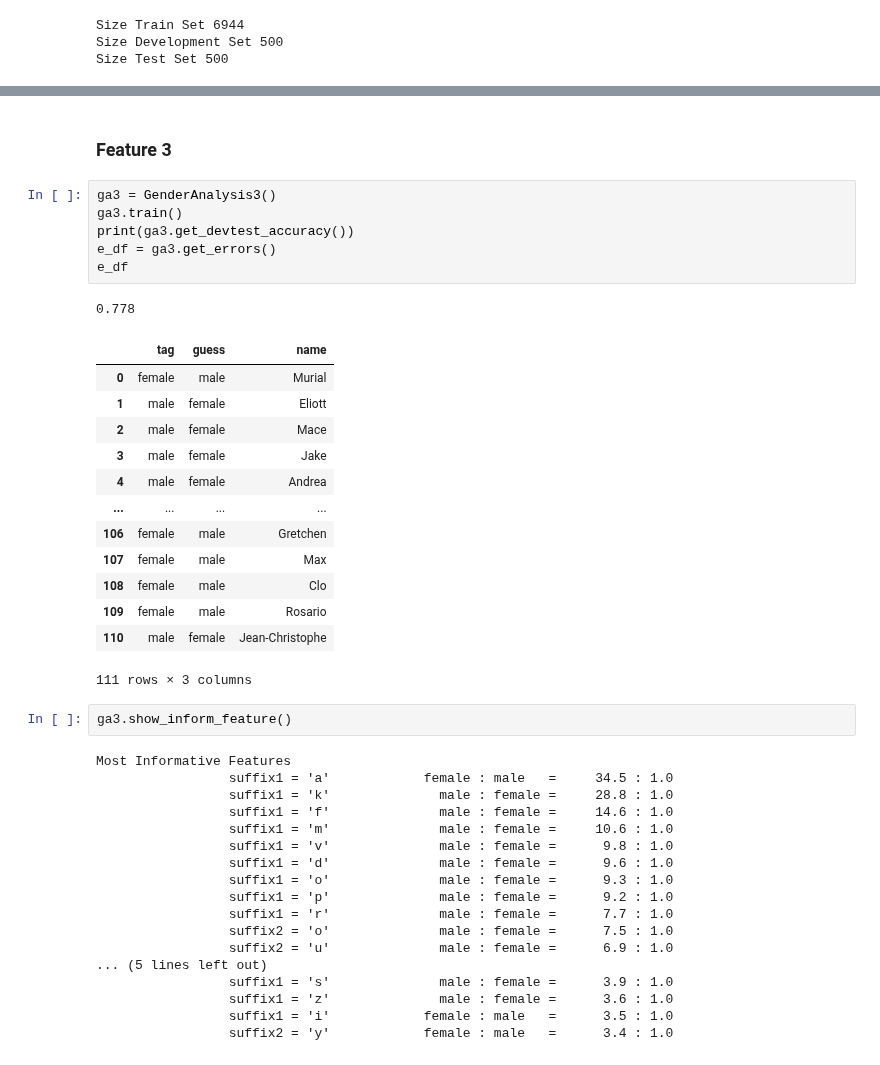
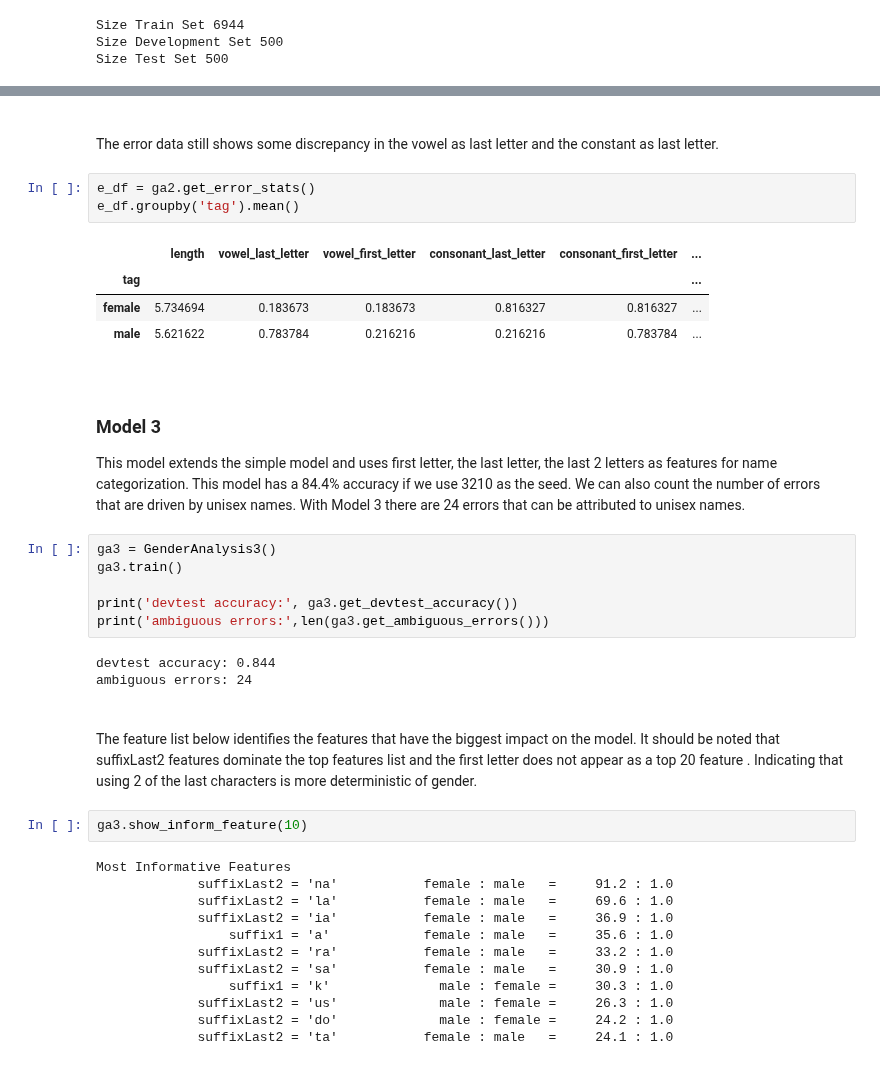
Before and after one commit to dsimband/DATA620_Group3, a Jupyter notebook: Week9_Project3/DATA620_Week9_Project3.ipynb, the cells around one changed output, grey strips where cells are left out. Cells and saved outputs as stored; diff of their text form.

```diff
--- a/Week9_Project3/DATA620_Week9_Project3.ipynb
+++ b/Week9_Project3/DATA620_Week9_Project3.ipynb
@@ -342,43 +401,44 @@ Most Informative Features
+# %% [markdown]
+<br>
+
+The error data still shows some discrepancy in the vowel as last letter and the constant as last letter.
+# %%
+e_df = ga2.get_error_stats()
+e_df.groupby('tag').mean()
+# %% [output]
+|  | length | vowel_last_letter | vowel_first_letter | consonant_last_letter | consonant_first_letter | ... |
+| tag |  |  |  |  |  | ... |
+| female | 5.734694 | 0.183673 | 0.183673 | 0.816327 | 0.816327 | ... |
+| male | 5.621622 | 0.783784 | 0.216216 | 0.216216 | 0.783784 | ... |
 # %% [markdown]
-### Feature 3
+<br>
+
+### Model 3
+This model extends the simple model and uses first letter, the last letter, the last 2 letters as features for name categorization.  This model has a 84.4% accuracy if we use 3210 as the seed. We can also count the number of errors that are driven by unisex names. With Model 3 there are 24 errors that can be attributed to unisex names.
 # %%
 ga3 = GenderAnalysis3()
 ga3.train()
-print(ga3.get_devtest_accuracy())
-e_df = ga3.get_errors()
-e_df
+
+print('devtest accuracy:', ga3.get_devtest_accuracy())
+print('ambiguous errors:',len(ga3.get_ambiguous_errors()))
 # %% [output]
-0.778
+devtest accuracy: 0.844
+ambiguous errors: 24
-|  | tag | guess | name |
-| 0 | female | male | Murial |
-| 1 | male | female | Eliott |
-| 2 | male | female | Mace |
-| 3 | male | female | Jake |
-| 4 | male | female | Andrea |
-| ... | ... | ... | ... |
-| 106 | female | male | Gretchen |
-| 107 | female | male | Max |
-| 108 | female | male | Clo |
-| 109 | female | male | Rosario |
-| 110 | male | female | Jean-Christophe |
-111 rows × 3 columns
+# %% [markdown]
+<br>
+
+The feature list below identifies the features that have the biggest impact on the model. It should be noted that suffixLast2 features dominate the top features list and the first letter does not appear as a top 20 feature . Indicating that using 2 of the last characters is more deterministic of gender.
 # %%
-ga3.show_inform_feature()
+ga3.show_inform_feature(10)
 # %% [output]
 Most Informative Features
-                 suffix1 = 'a'            female : male   =     34.5 : 1.0
-                 suffix1 = 'k'              male : female =     28.8 : 1.0
-                 suffix1 = 'f'              male : female =     14.6 : 1.0
-                 suffix1 = 'm'              male : female =     10.6 : 1.0
-                 suffix1 = 'v'              male : female =      9.8 : 1.0
-                 suffix1 = 'd'              male : female =      9.6 : 1.0
-                 suffix1 = 'o'              male : female =      9.3 : 1.0
-                 suffix1 = 'p'              male : female =      9.2 : 1.0
-                 suffix1 = 'r'              male : female =      7.7 : 1.0
-                 suffix2 = 'o'              male : female =      7.5 : 1.0
-                 suffix2 = 'u'              male : female =      6.9 : 1.0
-... (5 lines left out)
-                 suffix1 = 's'              male : female =      3.9 : 1.0
-                 suffix1 = 'z'              male : female =      3.6 : 1.0
-                 suffix1 = 'i'            female : male   =      3.5 : 1.0
-                 suffix2 = 'y'            female : male   =      3.4 : 1.0
+             suffixLast2 = 'na'           female : male   =     91.2 : 1.0
+             suffixLast2 = 'la'           female : male   =     69.6 : 1.0
+             suffixLast2 = 'ia'           female : male   =     36.9 : 1.0
+                 suffix1 = 'a'            female : male   =     35.6 : 1.0
+             suffixLast2 = 'ra'           female : male   =     33.2 : 1.0
+             suffixLast2 = 'sa'           female : male   =     30.9 : 1.0
+                 suffix1 = 'k'              male : female =     30.3 : 1.0
+             suffixLast2 = 'us'             male : female =     26.3 : 1.0
+             suffixLast2 = 'do'             male : female =     24.2 : 1.0
+             suffixLast2 = 'ta'           female : male   =     24.1 : 1.0
```
Also changed, not shown: parts of 38 cells of this notebook.
